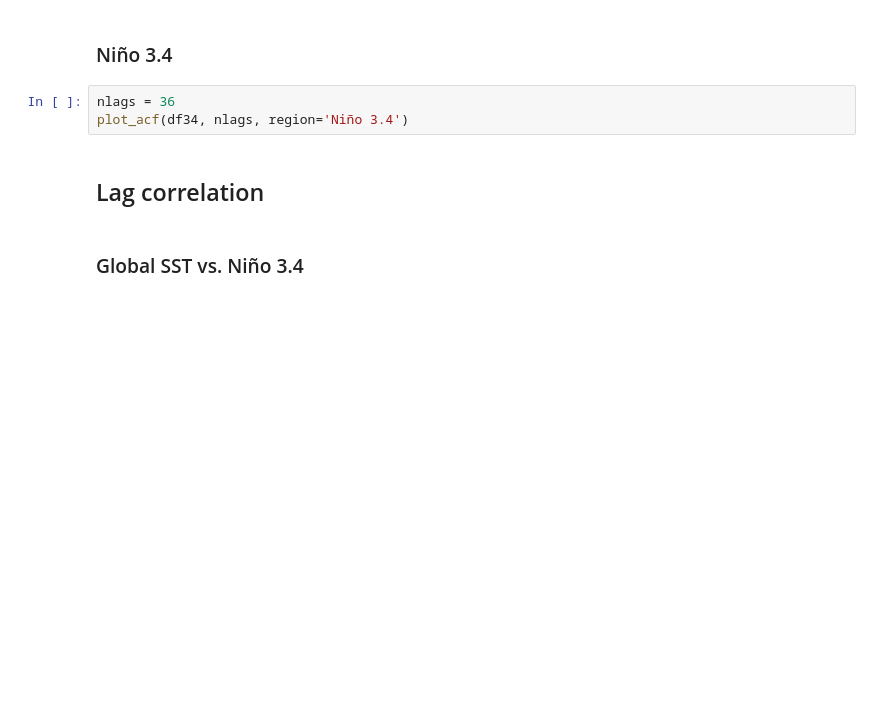
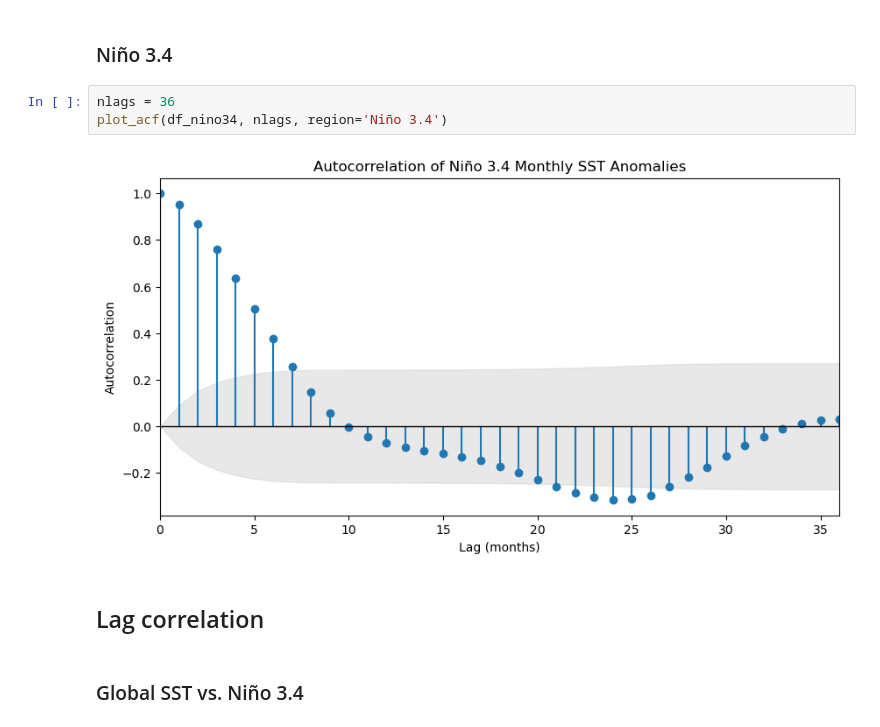
Before and after one commit to marianaolm/ML-climate, a Jupyter notebook: project_elnino.ipynb, the cells around one changed output. Drawn from its saved outputs; the diff is of its cells as text; blank space fills up the shorter version.

```diff
--- a/project_elnino.ipynb
+++ b/project_elnino.ipynb
@@ -810,7 +810,9 @@ NameError: name 'df3' is not defined
 ### Niño 3.4
 # %%
 nlags = 36
-plot_acf(df34, nlags, region='Niño 3.4')
+plot_acf(df_nino34, nlags, region='Niño 3.4')
+# %% [output]
+[figure, added]
 # %% [markdown]
 ## Lag correlation
 # %% [markdown]
```
Also changed, not shown: parts of 4 cells of this notebook.
